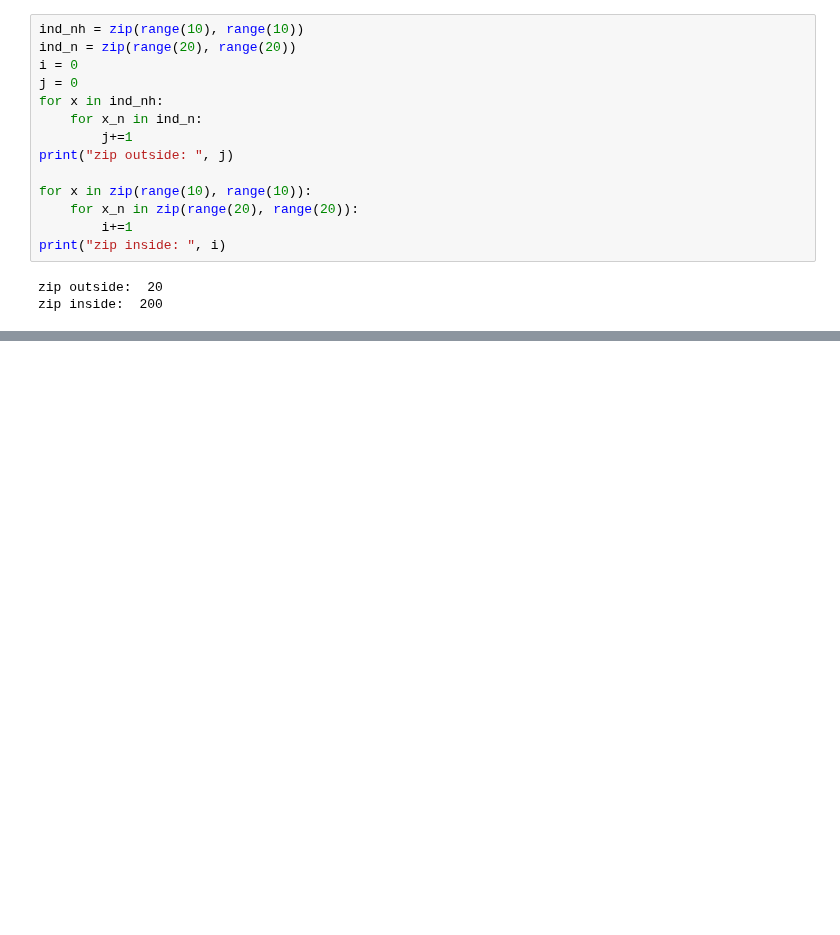
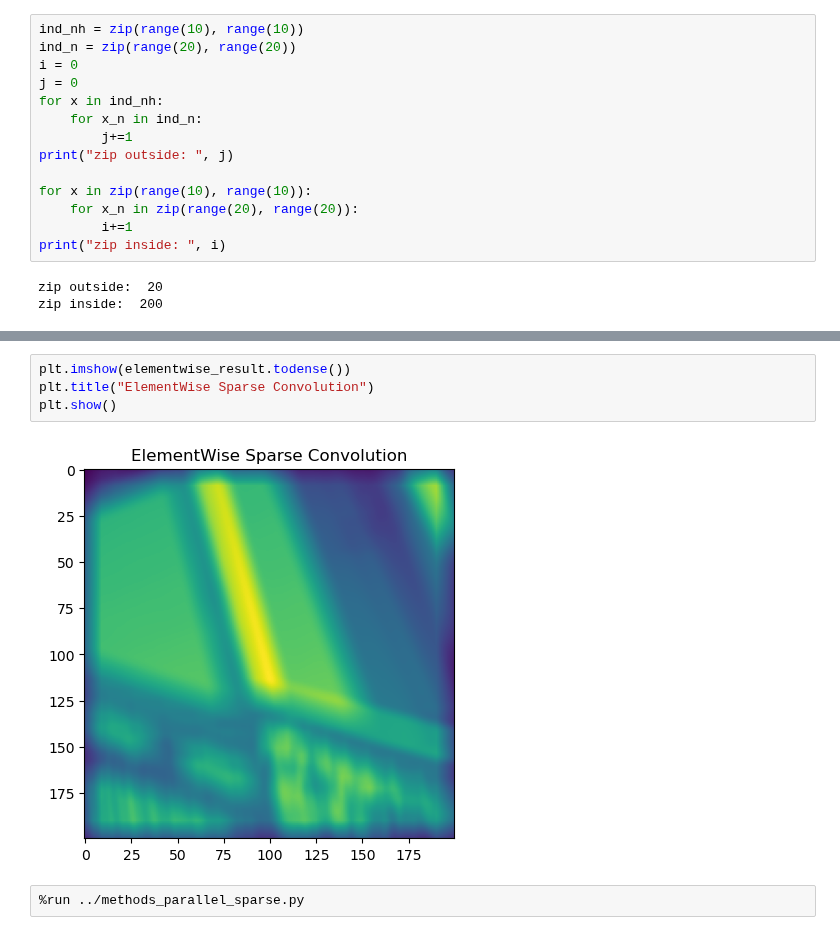
Before and after one commit to zhizhang1445/CRISPR_Sim, a Jupyter notebook: Sparse2DParrallelSim/unittest/convolution.ipynb, the cells around one changed output, grey strips where cells are left out. Drawn from its saved outputs; the diff is of its cells as text; blank space fills up the shorter version.

```diff
--- a/Sparse2DParrallelSim/unittest/convolution.ipynb
+++ b/Sparse2DParrallelSim/unittest/convolution.ipynb
@@ -82,3 +85,11 @@ KeyboardInterrupt:
+# %%
+plt.imshow(elementwise_result.todense())
+plt.title("ElementWise Sparse Convolution")
+plt.show()
+# %% [output]
+[figure, added]
+# %%
+%run ../methods_parallel_sparse.py
 # %%
 split_result = coverage_parrallel_convolution(input_ascent, filter_kernel, params, sim_params)
 plt.imshow(split_result)
```
Also changed, not shown: parts of 5 cells of this notebook, 3 other files.
